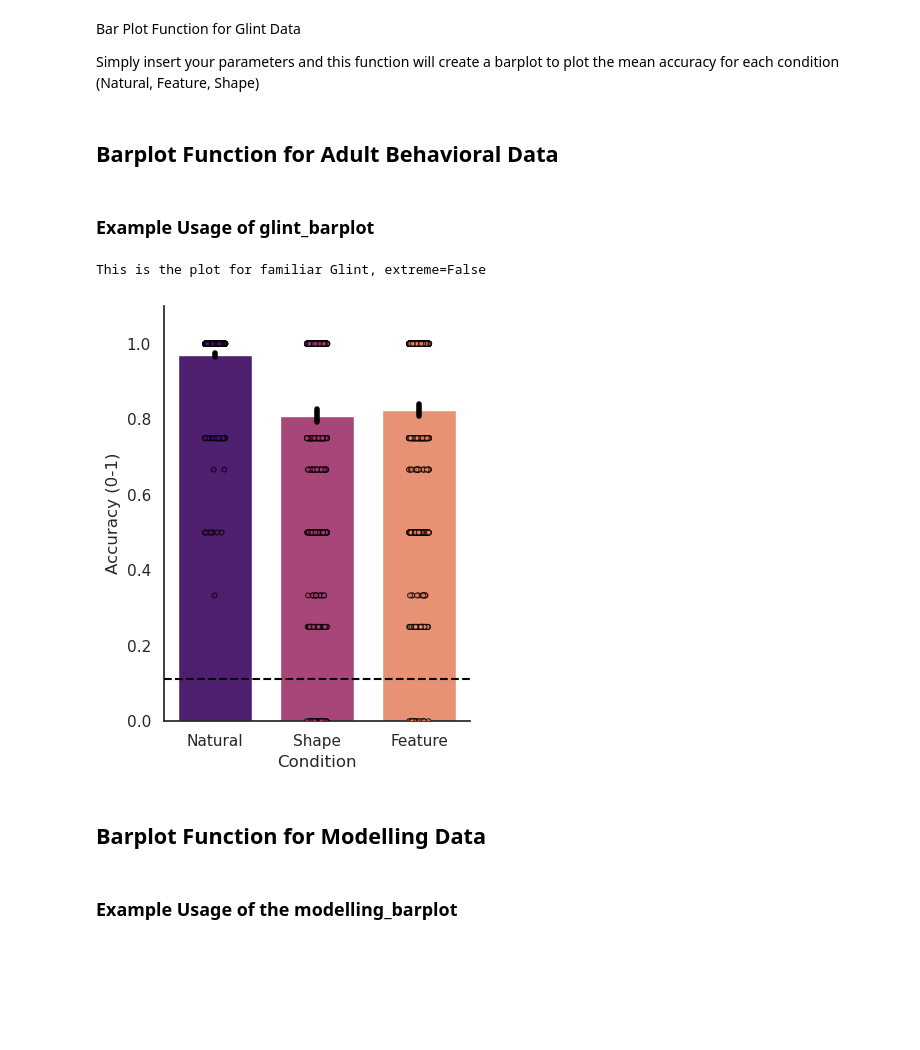
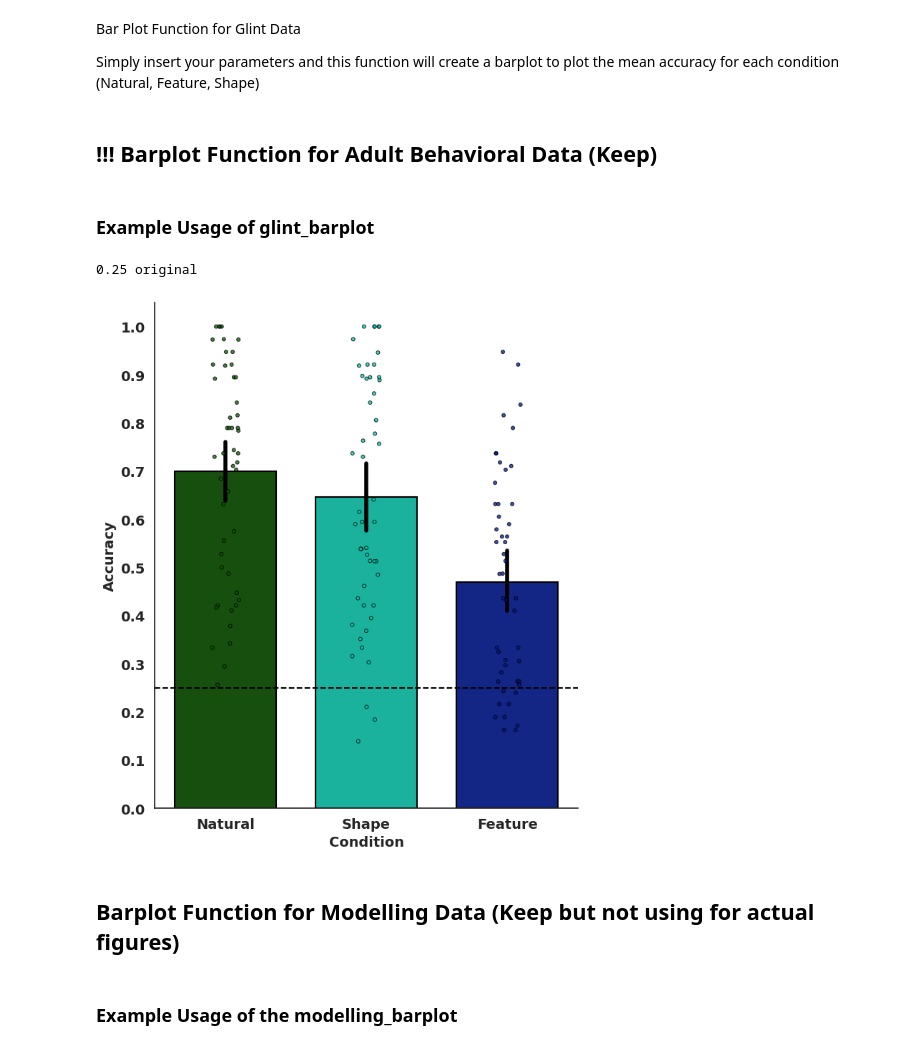
Before and after one commit to ars1399/glint_analysis, a Jupyter notebook: glint_figure_generator.ipynb, the cells around one changed output. Saved outputs shown, nothing was run; the diff lists cells and outputs as text; code cells hidden in the pictures; blank space fills up the shorter version.

```diff
--- a/glint_figure_generator.ipynb
+++ b/glint_figure_generator.ipynb
@@ -7,5 +66,5 @@ Simply insert your parameters and this function will create a barplot to plot th
 # %% [markdown]
-## Barplot Function for Adult Behavioral Data
+## !!! Barplot Function for Adult Behavioral Data (Keep)
 # %%
 import seaborn as sns
 import matplotlib.pyplot as plt
@@ -126,50 +219,25 @@ def glint_barplot(data, extreme,chance):
 # %%
 # Parameters
 
 import pandas as pd
 
 
-experiment = 'familiar'  # 'familiar' or 'novel'
-
-extreme_version = False
-
-def chance_and_experiment_parameters(experiment, extreme_version):
-    if experiment == 'familiar' and extreme_version ==True: #Familiar Extreme Glint
-        chance_level = 1/6
-        extreme = 'extreme'
-
-    elif experiment == 'familiar' and extreme_version ==False: #Familiar Original Glint
-        chance_level = 1/9
-        extreme = 'original'
-
-    elif experiment == 'novel' and extreme_version == True: #Novel Extreme Glint
-        chance_level = 1/4
-        extreme = 'extreme'
-
-    elif experiment == 'novel' and extreme_version == False: #Novel Original Glint
-        chance_level = 1/4
-        extreme = 'original'
-
-    return chance_level, extreme
-
-
-chance_level, extreme = chance_and_experiment_parameters(experiment, extreme_version)
-
-file_path = f'/zpool/vladlab/data_drive/glint_data/summary_data_csv/{experiment}_glint_{extreme}_cleaned.csv'
-familiar_glint = pd.read_csv(file_path)
+# Execute chance function, ensure it matches the barplot function
+chance_level, extreme = chance_and_experiment_parameters(experiment='novel', extreme_version=False)
+print(chance_level, extreme)
 
 # Now use the function
 fig, ax1 = glint_barplot(
-    data=familiar_glint,
+    data=human_novel_data,
     extreme=False,
     chance= chance_level
 )
 plt.show()
 # %% [output]
-This is the plot for familiar Glint, extreme=False
+0.25 original
-[figure, old version]
+[figure, new version]
 # %% [markdown]
-## Barplot Function for Modelling Data
+## Barplot Function for Modelling Data (Keep but not using for actual figures)
 # %%
 import seaborn as sns
 import matplotlib.pyplot as plt
```
Also changed, not shown: parts of 31 cells of this notebook, 3 other files.
